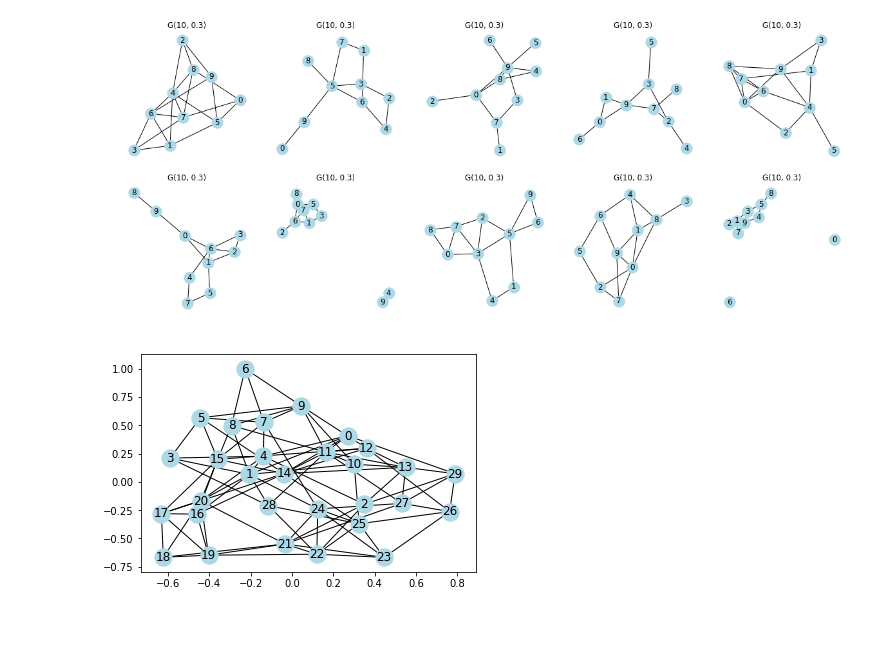
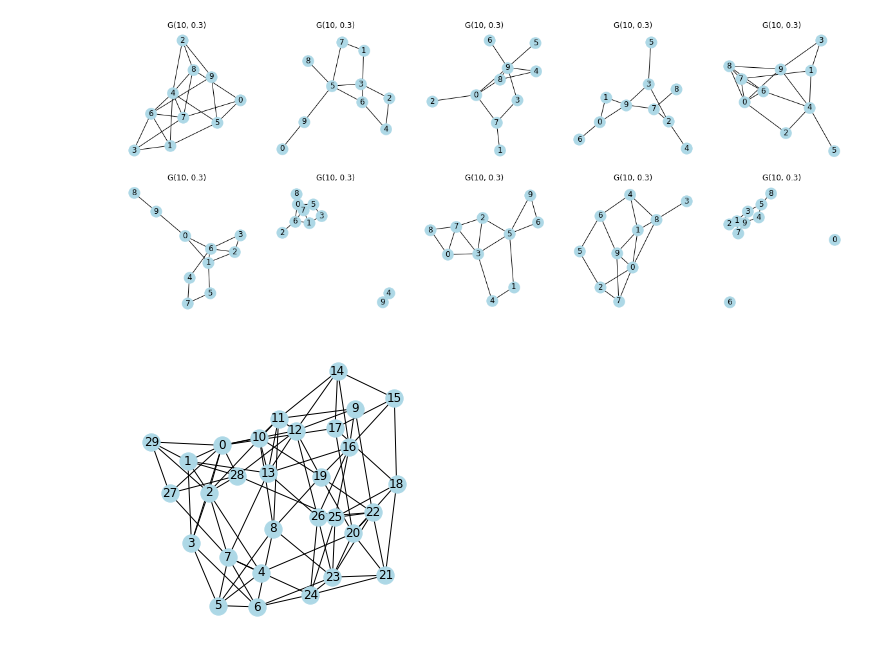
Before and after one commit to shumez/NetworkScience, a Jupyter notebook: c03/code.ipynb, the cells around one changed output. Cells and saved outputs as stored; diff of their text form; code cells hidden in the pictures; blank space fills up the shorter version.

```diff
--- a/c03/code.ipynb
+++ b/c03/code.ipynb
@@ -196,9 +248,11 @@ for ax in axes.ravel():
 # %%
 n = 30
 k = 7
 p = 0.3
 
+fig, axes = plt.subplots(figsize=(5, 5))
 G = nx.watts_strogatz_graph(n, k, p)
-nx.draw_networkx(G, node_color='lightblue')
+nx.draw_networkx(G, ax=axes, node_color='lightblue')
+axes.set_axis_off()
 # %% [output]
-[figure, old version]
+[figure, new version]
```
Also changed, not shown: parts of 15 cells of this notebook.
